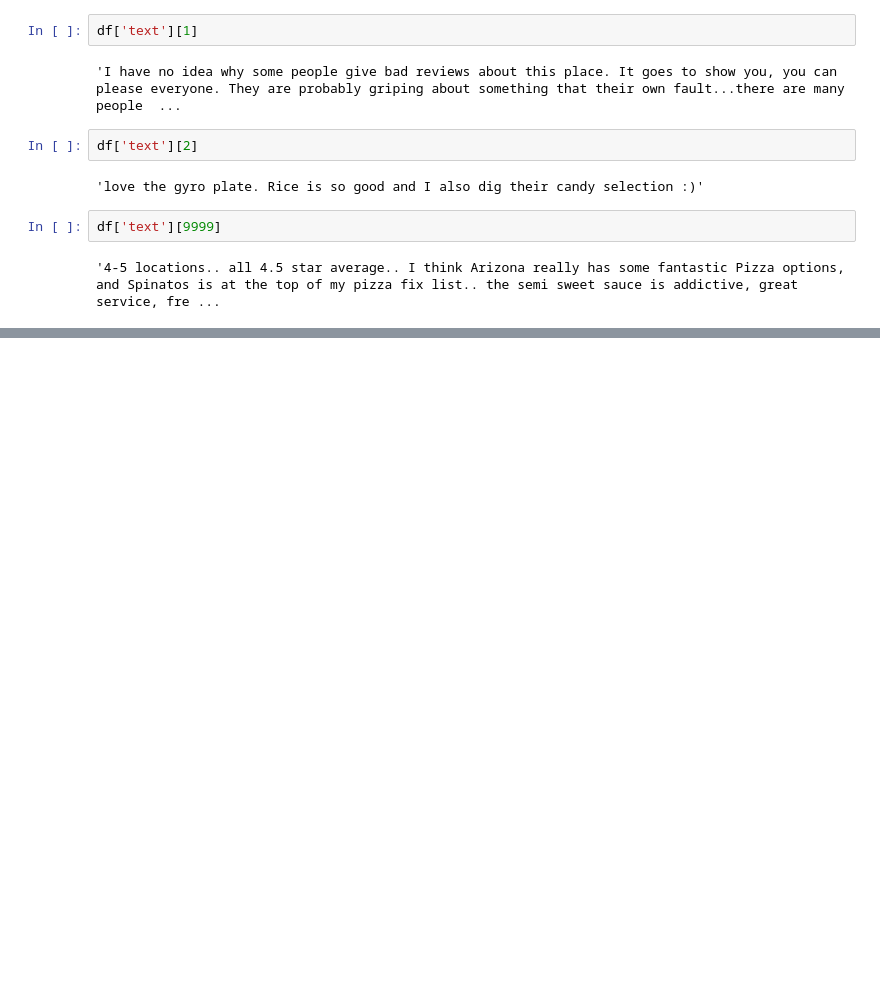
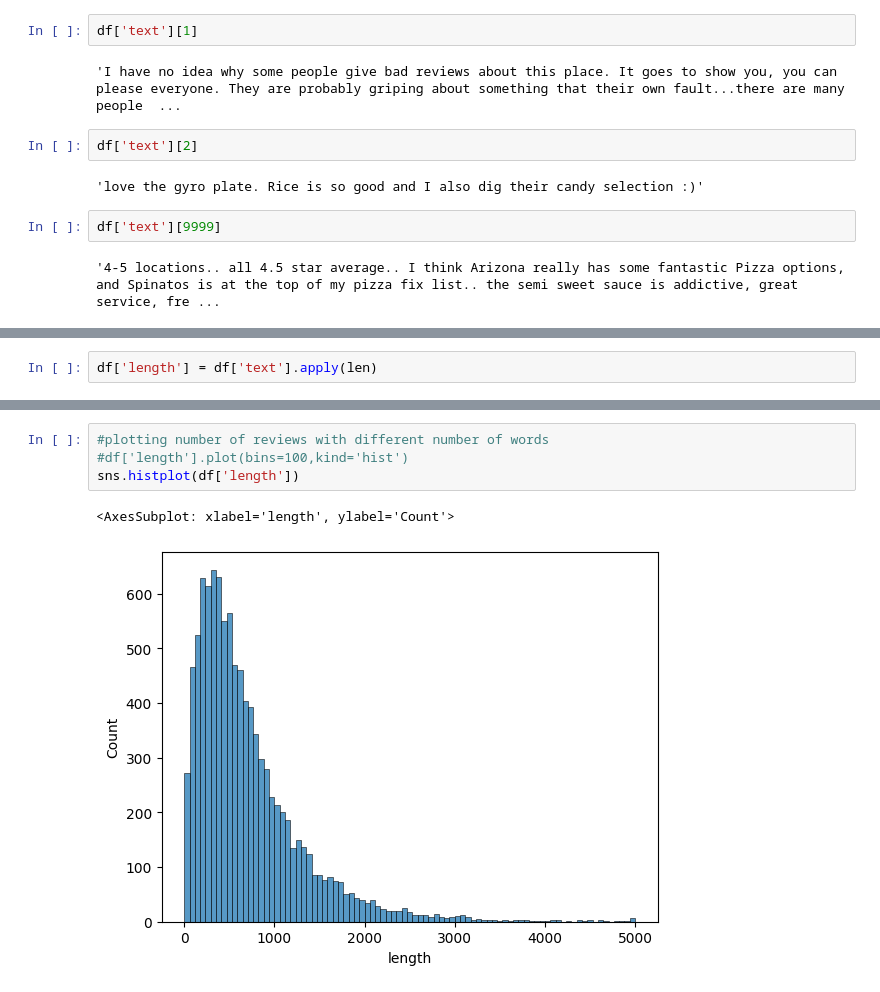
Before and after one commit to Devansh-Gupta-Official/yelp-reviews-analysis, a Jupyter notebook: yelp_reviews.ipynb, the cells around one changed output, grey strips where cells are left out. Saved outputs shown, nothing was run; the diff lists cells and outputs as text; blank space fills up the shorter version.

Commit message:
visualising the length of text of all reviews

```diff
--- a/yelp_reviews.ipynb
+++ b/yelp_reviews.ipynb
@@ -66,0 +69,2 @@ df['text'][9999]
+# %%
+df['length'] = df['text'].apply(len)
@@ -66,0 +87,7 @@ df['text'][9999]
+# %%
+#plotting number of reviews with different number of words
+#df['length'].plot(bins=100,kind='hist')
+sns.histplot(df['length'])
+# %% [output]
+<AxesSubplot: xlabel='length', ylabel='Count'>
+[figure, added]
```
Also changed, not shown: parts of 6 cells of this notebook.
